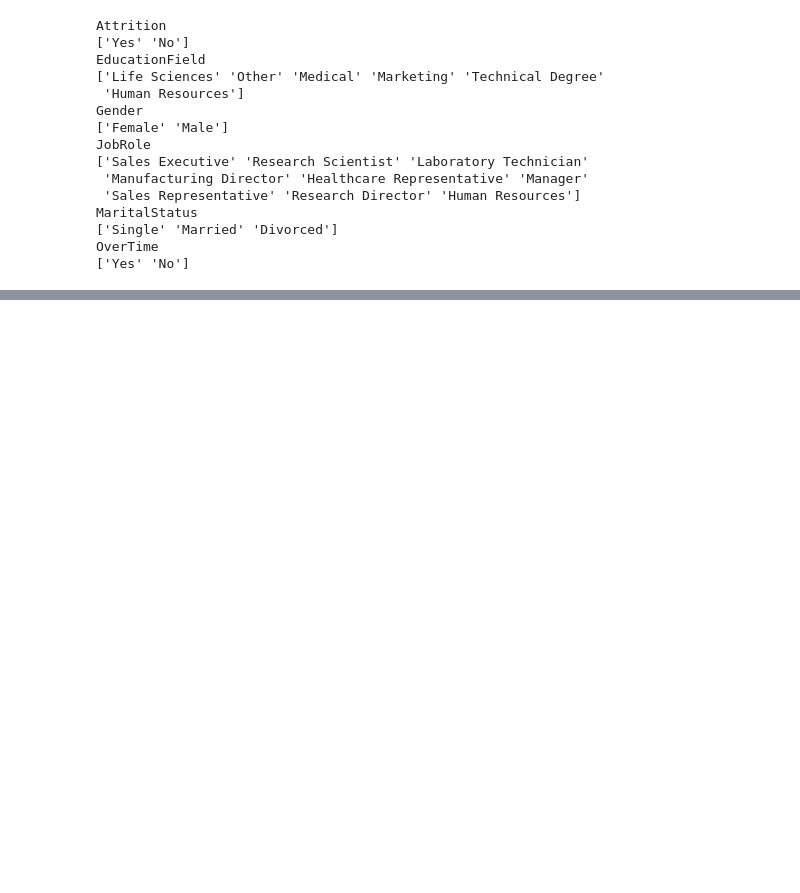
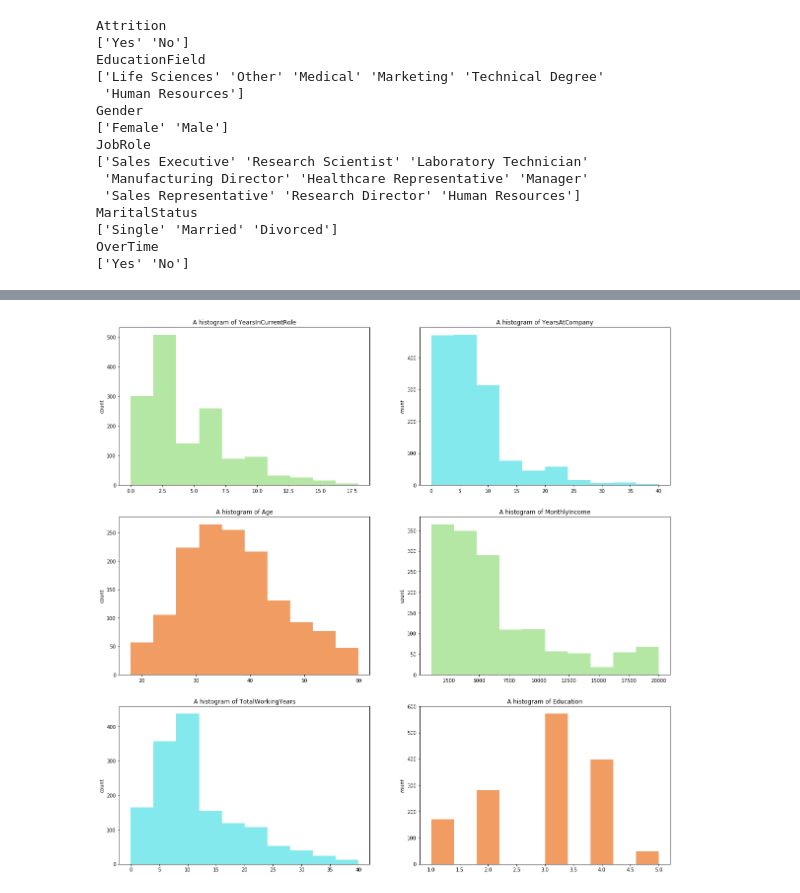
Before and after one commit to A0CiE/cogs108Project, a Jupyter notebook: project.ipynb, the cells around one changed output, grey strips where cells are left out. Saved outputs shown, nothing was run; the diff lists cells and outputs as text; code cells hidden in the pictures; blank space fills up the shorter version.

```diff
--- a/project.ipynb
+++ b/project.ipynb
@@ -200,0 +333,14 @@ fig = scatter_matrix(ibm_num_core_df)
+# %%
+fig = plt.gcf()
+fig.set_size_inches(20, 20)
+colors = ['#f09c63', '#b3e7a3', '#83e9ec']
+for k, col in zip(range(1, 7), list(set(ibm_num_core_df1.columns) - set(['Gender']))):
+    plt.subplot(3, 2, k)
+    vals = ibm_num_core_df1[col]
+    vals.plot(kind = 'hist', color = colors[k%3])
+    plt.gcf()
+    plt.title('A histogram of ' + col)
+    plt.ylabel('count')
+plt.subplots_adjust( wspace=0.2, hspace=0.2)
+# %% [output]
+[figure, added]
```
Also changed, not shown: parts of 30 cells of this notebook.
